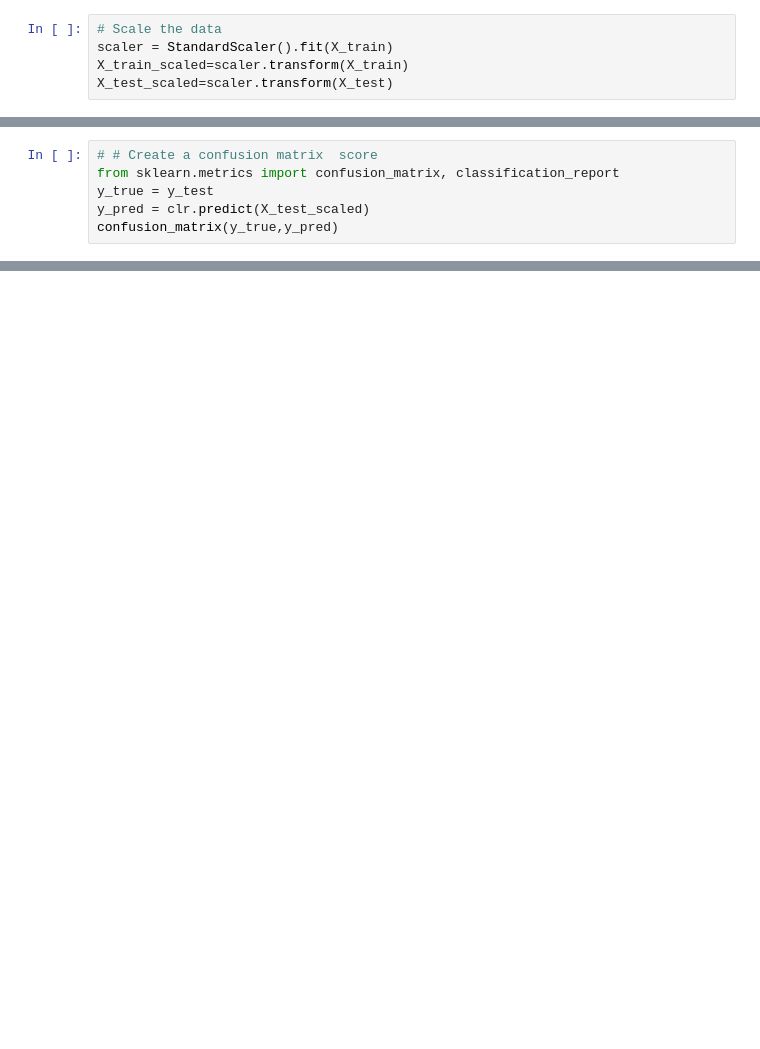
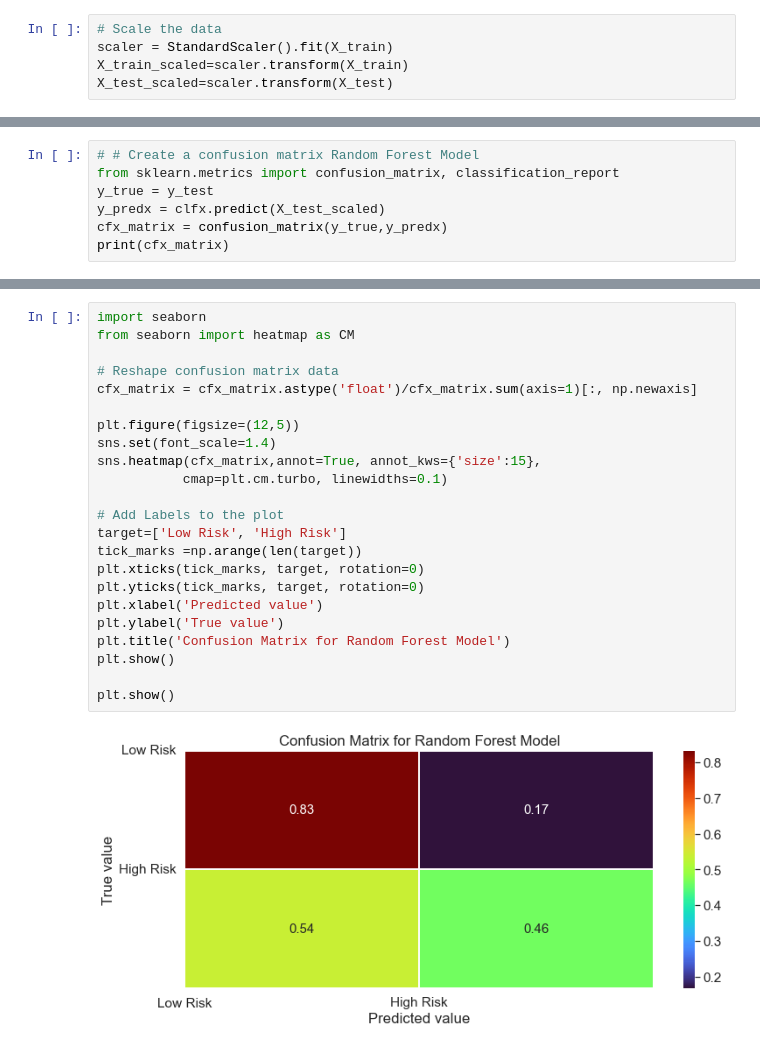
Before and after one commit to JKSmirny/Supervised-Machine-Learning, a Jupyter notebook: Credit_Risk_Evaluator-final.ipynb, the cells around one changed output, grey strips where cells are left out. Cells and saved outputs as stored; diff of their text form; blank space fills up the shorter version.

```diff
--- a/Credit_Risk_Evaluator-final.ipynb
+++ b/Credit_Risk_Evaluator-final.ipynb
@@ -150,7 +164,8 @@ Please also refer to the documentation for alternative solver options:
 # %%
-# # Create a confusion matrix  score
+# # Create a confusion matrix Random Forest Model
 from sklearn.metrics import confusion_matrix, classification_report
 y_true = y_test
-y_pred = clr.predict(X_test_scaled)
-confusion_matrix(y_true,y_pred)
+y_predx = clfx.predict(X_test_scaled)
+cfx_matrix = confusion_matrix(y_true,y_predx)
+print(cfx_matrix)
 # %% [output]
@@ -228,0 +256,25 @@ plt.show()
+# %%
+import seaborn
+from seaborn import heatmap as CM
+
+# Reshape confusion matrix data
+cfx_matrix = cfx_matrix.astype('float')/cfx_matrix.sum(axis=1)[:, np.newaxis]
+
+plt.figure(figsize=(12,5))
+sns.set(font_scale=1.4)
+sns.heatmap(cfx_matrix,annot=True, annot_kws={'size':15},
+           cmap=plt.cm.turbo, linewidths=0.1)
+
+# Add Labels to the plot
+target=['Low Risk', 'High Risk']
+tick_marks =np.arange(len(target))
+plt.xticks(tick_marks, target, rotation=0)
+plt.yticks(tick_marks, target, rotation=0)
+plt.xlabel('Predicted value')
+plt.ylabel('True value')
+plt.title('Confusion Matrix for Random Forest Model')
+plt.show()
+
+plt.show()
+# %% [output]
+[figure, added]
```
Also changed, not shown: parts of 13 cells of this notebook.
